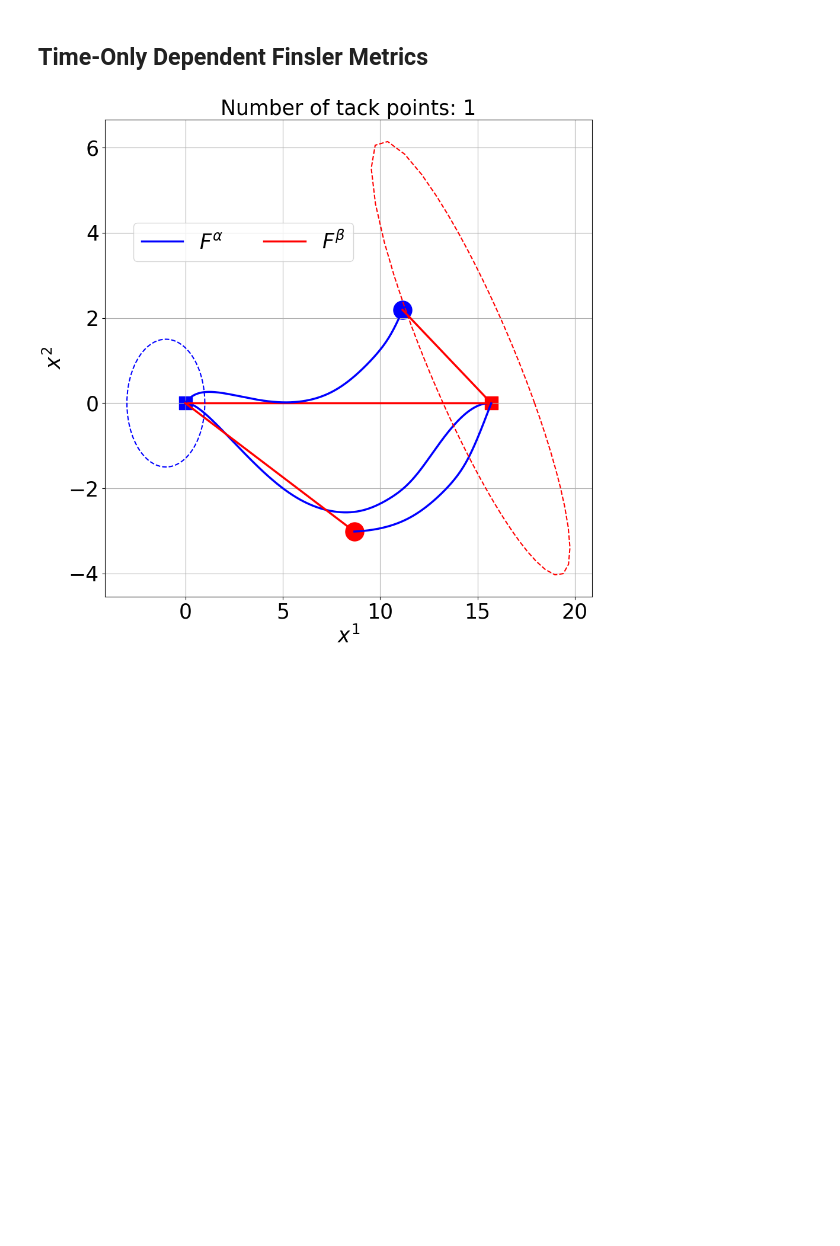
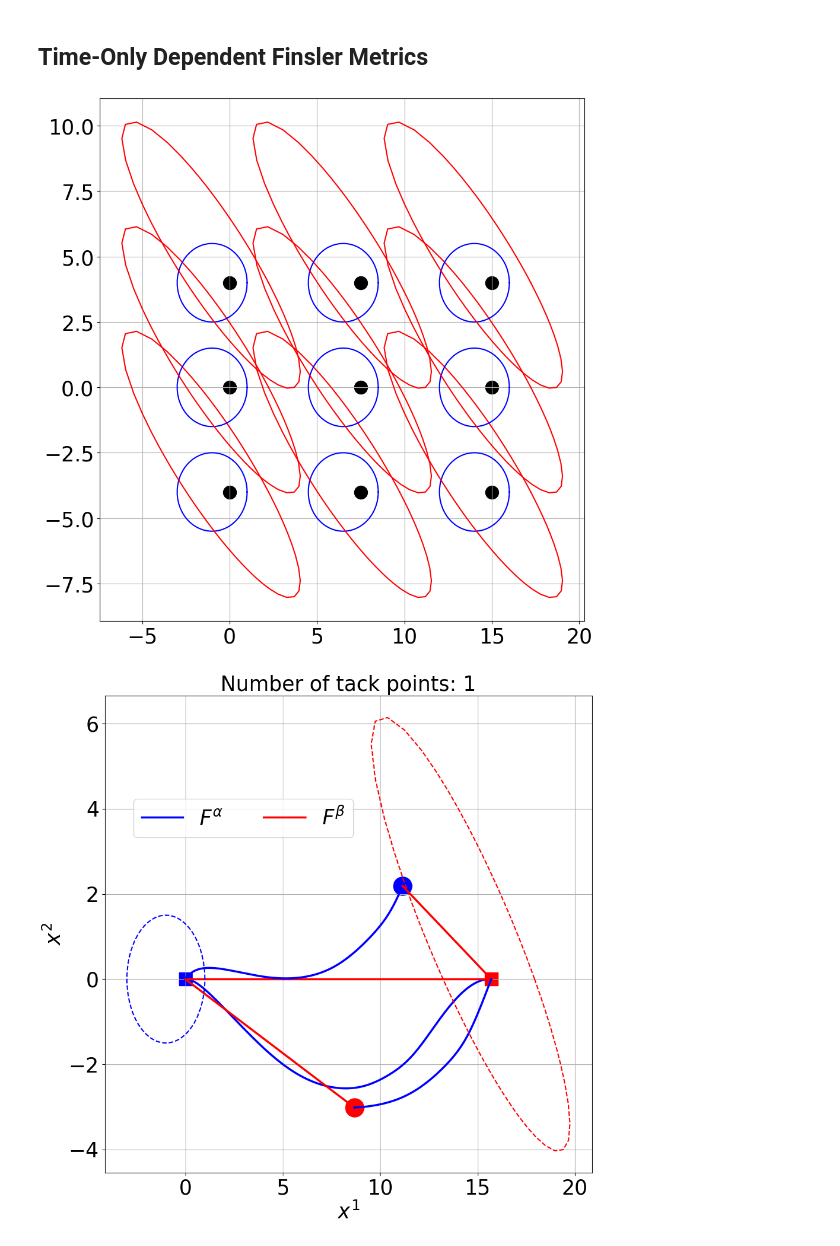
Before and after one commit to FrederikMR/zermelo_tacking, a Jupyter notebook: tacking_estimation.ipynb, the cells around one changed output. Saved outputs shown, nothing was run; the diff lists cells and outputs as text; code cells hidden in the pictures; blank space fills up the shorter version.

```diff
--- a/tacking_estimation.ipynb
+++ b/tacking_estimation.ipynb
@@ -265,6 +291,33 @@ t0, z0, zT, tack_metrics, reverse_tack_metrics = load_manifold("time_only")
 # %%
 indicatrix_alpha = tack_metrics[0].indicatrix(t0, z0, N_points=100)#grid=jnp.linspace(-5,5,1000), eps=1e-6)
 indicatrix_beta = reverse_tack_metrics[0].indicatrix(curves['Tacking_1']['travel_time'], zT, N_points=100)#grid=jnp.linspace(-20,20,10000), eps=1e-6)
+# %%
+n_points = 3
+x1 = jnp.linspace(0.0, 15.0, n_points)
+x2 = jnp.linspace(-4.0, 4.0, n_points)
+
+X1, X2 = jnp.meshgrid(x1,x2)
+# %%
+indicatrix_alpha = vmap(vmap(lambda u,v: jnp.stack((u,v))+tack_metrics[0].indicatrix(0.0, jnp.stack((u,v)), N_points=100)))(X1,X2)#, grid=jnp.linspace(-5,5,1000), eps=1e-6)
+indicatrix_beta = vmap(vmap(lambda u,v: jnp.stack((u,v))+reverse_tack_metrics[0].indicatrix(0.0, jnp.stack((u,v)), N_points=100)))(X1,X2)#, grid=jnp.linspace(-5,5,1000), eps=1e-6)
+# %%
+fig = plt.figure(figsize=(10,10))
+
+ax = fig.add_subplot(111)
+
+for i1, i2,x1,x2 in zip(indicatrix_alpha, indicatrix_beta, X1, X2):
+    for b1, b2, y1, y2 in zip(i1, i2, x1, x2):
+        ax.plot(b1[:,0], b1[:,1], color='blue')
+        ax.plot(b2[:,0], b2[:,1], color='red')
+        ax.scatter(y1, y2, s=250, color='black')
+
+ax.grid(True)
+
+fig.tight_layout()
+
+plt.show()
+# %% [output]
+[figure, added]
 # %%
 fig = plt.figure(figsize=(10,10))
 
```
Also changed, not shown: parts of 9 cells of this notebook, 2 other files.
